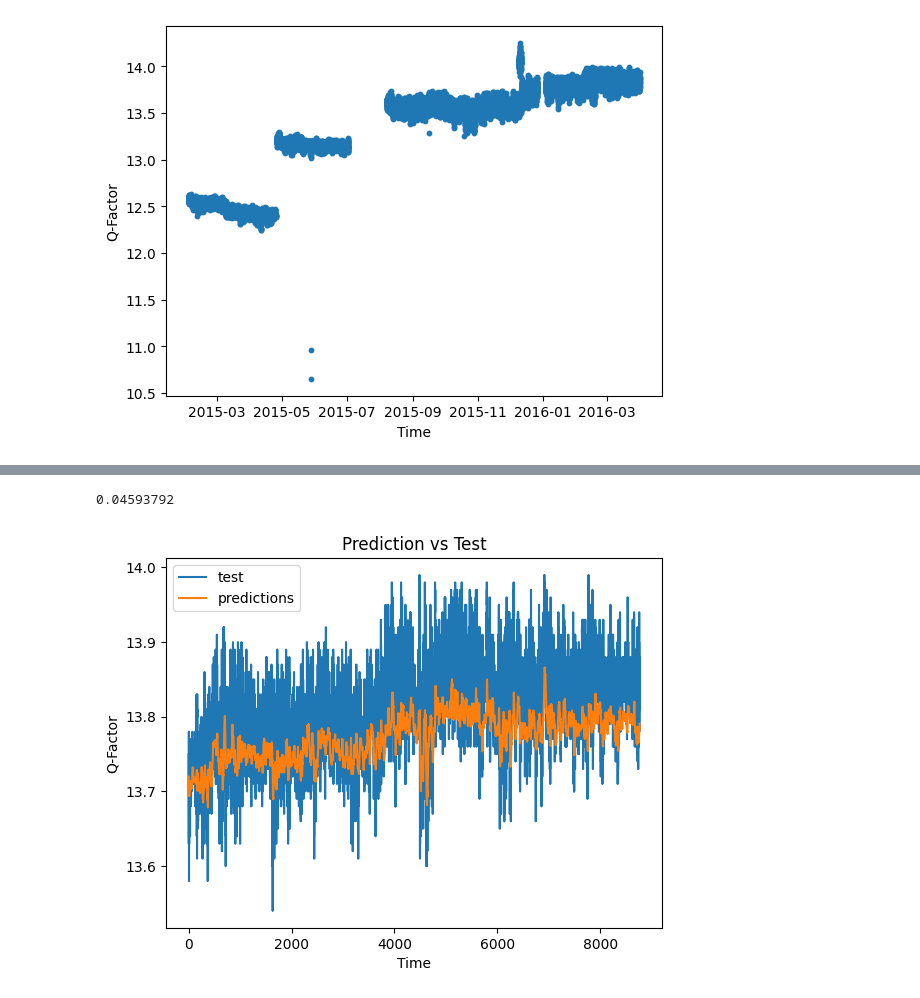
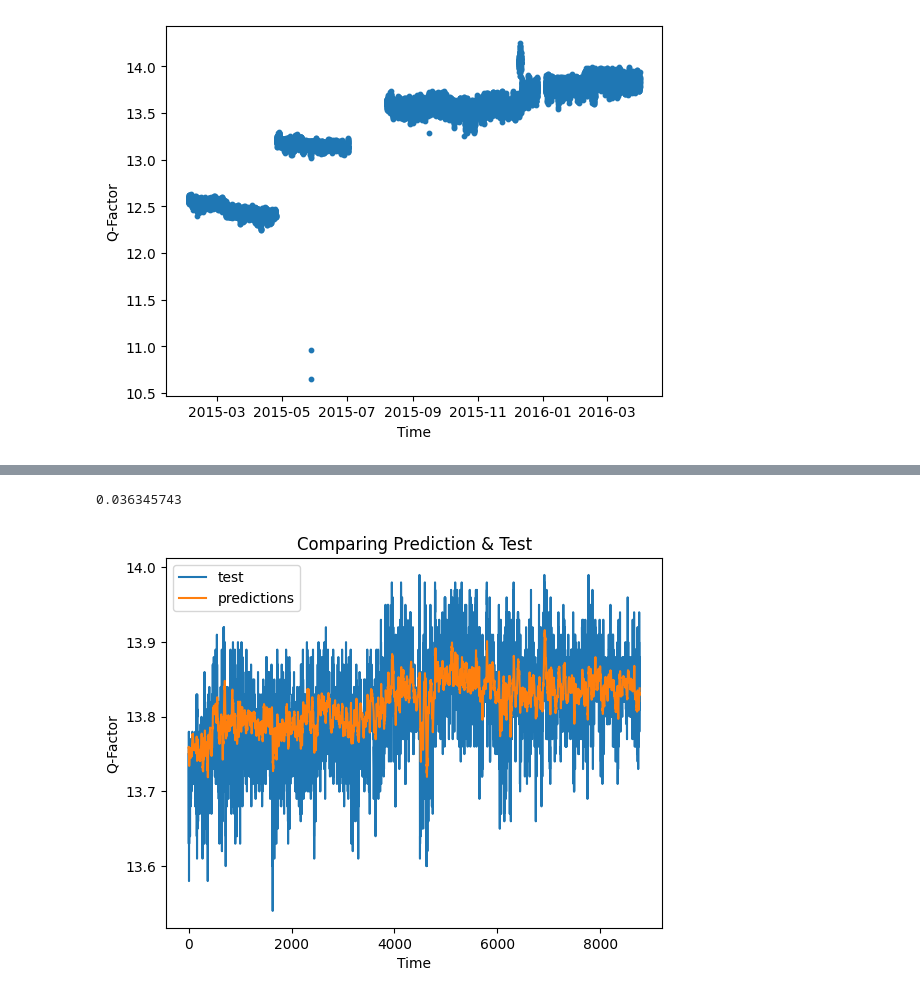
Before and after one commit to adelaidefrieze98/FinalYearProject, a Jupyter notebook: modelTrainingActual.ipynb, the cells around one changed output, grey strips where cells are left out. Saved outputs shown, nothing was run; the diff lists cells and outputs as text; code cells hidden in the pictures.

Commit message:
all worked with optimial window size, batch size and learning rate

```diff
--- a/modelTrainingActual.ipynb
+++ b/modelTrainingActual.ipynb
@@ -26,7 +26,7 @@ client = InfluxDBClient(url="http://localhost:8086", token=token, org=org)
 
 query_api = client.query_api()
 
-query1_train = 'from(bucket:"MicrosoftData")\
+query1 = 'from(bucket:"MicrosoftData")\
 |> range(start:  2015-01-01T00:00:00Z, stop: 2016-11-01T11:59:59Z)\
 |> filter(fn: (r) => r._measurement == "Network Prediction"\
 and r.Channel == "channel_1144" and r.Segment == "31")\
@@ -42,7 +42,7 @@ def dataReady(query):
     data.drop('table', axis=1, inplace=True)
     return data
 
-data1  = dataReady(query1_train)
+data1  = dataReady(query1)
 # %%
 data1.describe().transpose()
 # %% [output]
@@ -76,8 +76,8 @@ def ts_data_generator(data, window_size, batch_size, shuffle_buffer):
     return ts_data #expanding data into tensors
 
 ## required parameters
-WINDOW_SIZE = 360
-BATCH_SIZE = 64
+WINDOW_SIZE = 341
+BATCH_SIZE = 90
 SHUFFLE_BUFFER = 35000
 # %%
 ## converting data to numpy for better/faster processing
@@ -135,19 +139,14 @@ optimiser = tf.keras.optimizers.SGD(learning_rate=1e-3, momentum=0.9)
 model.compile(loss=tf.keras.losses.Huber(), optimizer=optimiser, metrics=["mae"])
 
 ## training model
-history = model.fit(tensor_train_dataset1, epochs=10, validation_data=tensor_val_dataset1)
-
-#determining optimum learning rate for model
-#lrs = 1e-8 * (10 ** (np.arange(10))/20)
-#plt.semilogx(lrs, history.history['loss'])
-#plt.axis([1e-8, 1e-3, 0, 10])
+history = model.fit(tensor_train_dataset1, epochs=15, validation_data=tensor_val_dataset1)
 
 ## losses of the model
-plt.plot(history.history['loss'])
-plt.plot(history.history['val_loss'])
-plt.title('model loss')
-plt.ylabel('loss')
-plt.xlabel('epoch')
-plt.legend(['train', 'test'], loc='upper left')
-plt.show()
+#plt.plot(history.history['loss'])
+#plt.plot(history.history['val_loss'])
+#plt.title('model loss')
+#plt.ylabel('loss')
+#plt.xlabel('epoch')
+#plt.legend(['train', 'validate'], loc='upper left')
+#plt.show()
 # %% [output]
@@ -190,15 +206,15 @@ predicted_values = forecast[int(len(data1_np)*0.75)-WINDOW_SIZE:-1,-1,0]#batch s
 error = tf.keras.metrics.mean_absolute_error(test_data1, predicted_values).numpy()
 print(error)
 # %% [output]
-0.04593792
+0.036345743
 # %%
 # comparison graph
 plt.plot(test_data1)
 plt.plot(predicted_values)
-plt.title('Prediction vs Test')
+plt.title('Comparing Prediction & Test')
 plt.ylabel('Q-Factor')
 plt.xlabel('Time')
 plt.legend(['test', 'predictions'], loc='upper left')
 plt.show()
 # %% [output]
-[figure, old version]
+[figure, new version]
```
Also changed, not shown: parts of 4 cells of this notebook.
